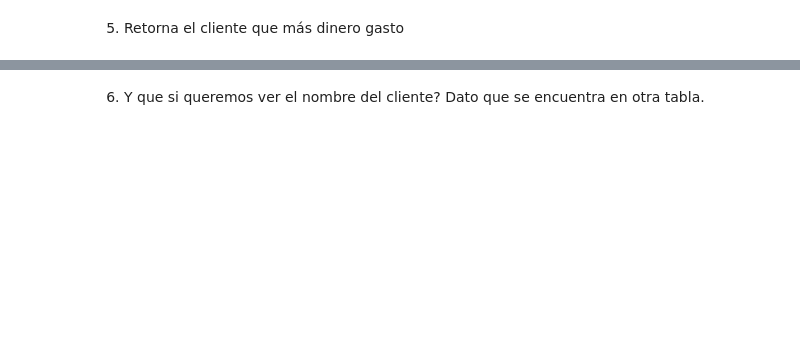
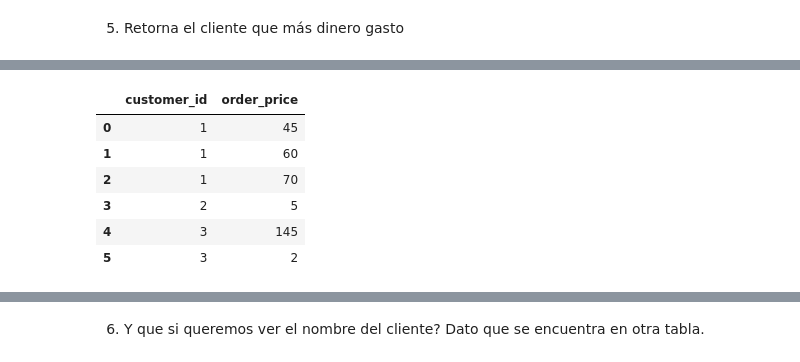
Before and after one commit to IsabelRomoBru/DS102024, a Jupyter notebook: 2-DataAnalysis/6-DataBase/1-Intro_DBs/intro_sql_sqlalchemy.ipynb, the cells around one changed output, grey strips where cells are left out. Cells and saved outputs as stored; diff of their text form; code cells hidden in the pictures; blank space fills up the shorter version.

```diff
--- a/2-DataAnalysis/6-DataBase/1-Intro_DBs/intro_sql_sqlalchemy.ipynb
+++ b/2-DataAnalysis/6-DataBase/1-Intro_DBs/intro_sql_sqlalchemy.ipynb
@@ -293,6 +374,6 @@ ejecutar_query(query=query, devolver_polars=True)
 # %% [markdown]
 5. Retorna el cliente que más dinero gasto
 # %%
-query= ''
-
+query= 'SELECT customer_id, order_price FROM Orders'
 ejecutar_query(query=query)
+# %% [output]
@@ -298,0 +384,7 @@ ejecutar_query(query=query)
+|  | customer_id | order_price |
+| 0 | 1 | 45 |
+| 1 | 1 | 60 |
+| 2 | 1 | 70 |
+| 3 | 2 | 5 |
+| 4 | 3 | 145 |
+| 5 | 3 | 2 |
```
Also changed, not shown: parts of 25 cells of this notebook, 7 other files.
